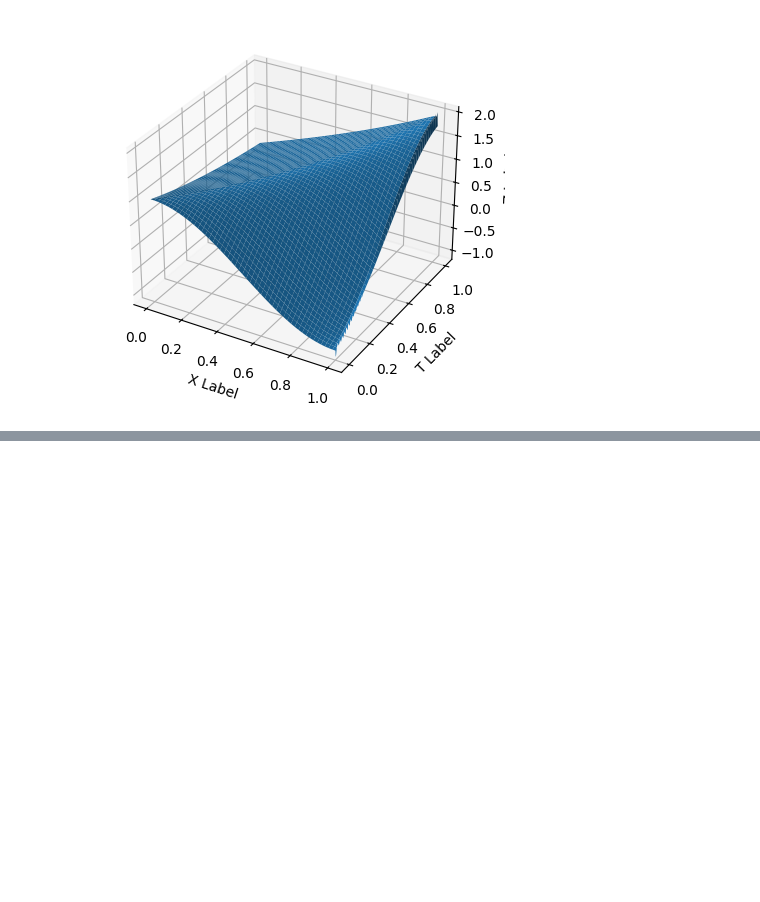
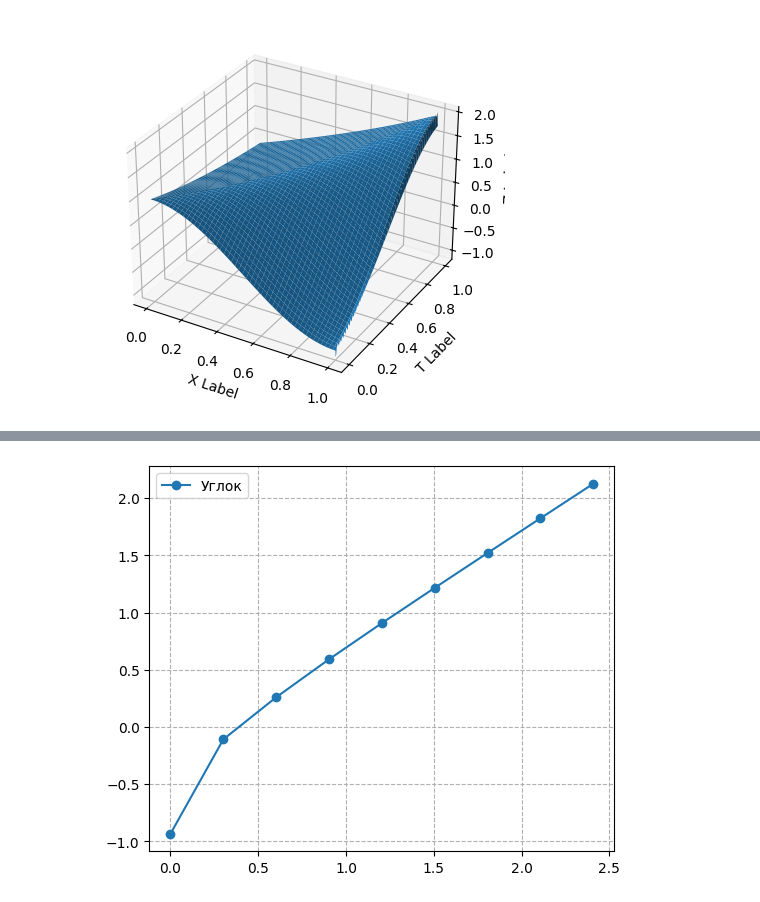
Before and after one commit to NeroMipt/Computational-math, a Jupyter notebook: lab5.ipynb, the cells around one changed output, grey strips where cells are left out. Saved outputs shown, nothing was run; the diff lists cells and outputs as text; code cells hidden in the pictures; blank space fills up the shorter version.

```diff
--- a/lab5.ipynb
+++ b/lab5.ipynb
@@ -190,0 +177,31 @@ plt.show()
+# %%
+steps = np.array([])
+mismatch = np.array([])
+T = 1.0
+X = 1.0
+tau = 0.1
+h = 0.4
+tau_i = 0.1
+h_i = 0.4
+
+for st in range(1, 10):
+    K = int(T / tau)
+    M = int(X/h)
+    U = square()
+    error = np.zeros((K, M))
+    for i in range(K):
+        for j in range(M):
+            error[i][j] = np.abs(U[i][j] - analic(i*tau, j*h))
+    mismatch = np.append(mismatch, np.log10(np.sum(error) / K*M))
+    steps = np.append(steps, -1*np.log10(tau / tau_i))
+    tau = tau / 2
+    h = h / 2
+
+plt.figure(figsize=(6, 5))
+plt.plot(steps, mismatch, marker='o', label='Углок')
+
+plt.grid(True, which='both', ls='--')
+plt.legend()
+plt.show()
+# %% [output]
+[figure, added]
```
Also changed, not shown: parts of 4 cells of this notebook.
